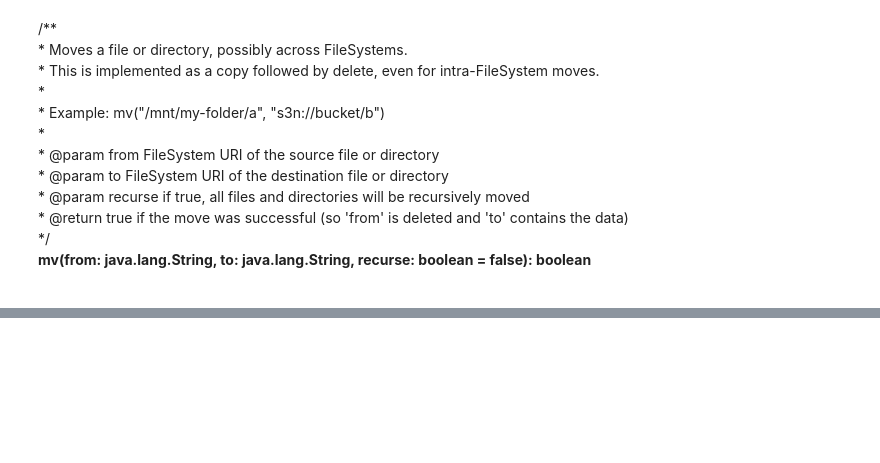
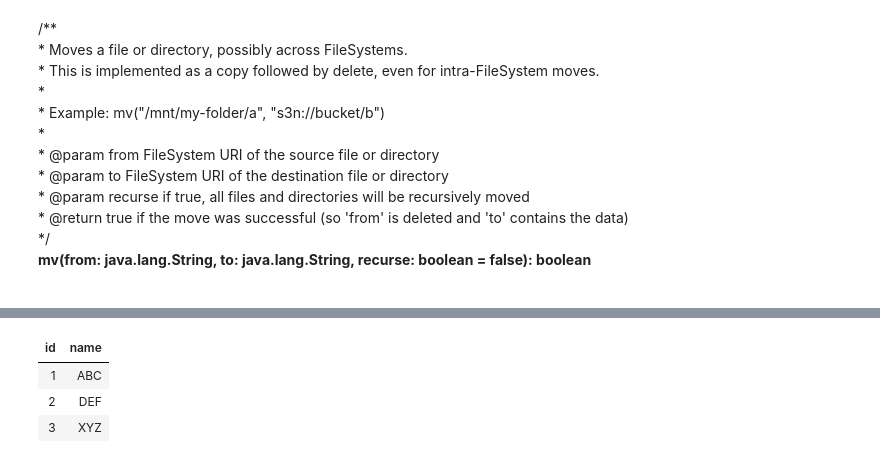
Before and after one commit to manideephv/Databricks, a Jupyter notebook: DBFS and dbutils Commands.ipynb, the cells around one changed output, grey strips where cells are left out. Saved outputs shown, nothing was run; the diff lists cells and outputs as text; code cells hidden in the pictures; blank space fills up the shorter version.

```diff
--- a/DBFS and dbutils Commands.ipynb
+++ b/DBFS and dbutils Commands.ipynb
@@ -81,0 +87,11 @@ mv(from: java.lang.String, to: java.lang.String, recurse: boolean = false): bool
+# %%
+data = [(1,'ABC'),(2,'DEF'),(3,'XYZ')]
+cols = ['id', 'name']
+
+df = spark.createDataFrame(data,cols)
+display(df)
+# %% [output]
+| id | name |
+| 1 | ABC |
+| 2 | DEF |
+| 3 | XYZ |
```
Also changed, not shown: parts of 2 cells of this notebook.
